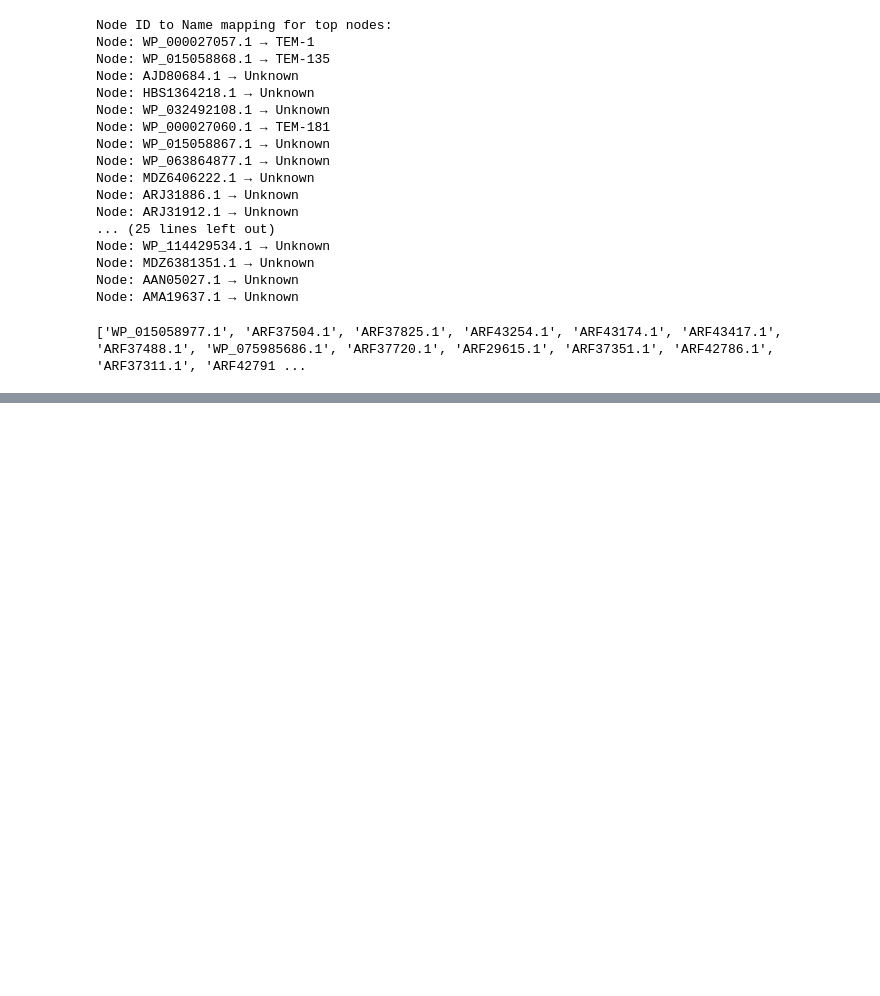
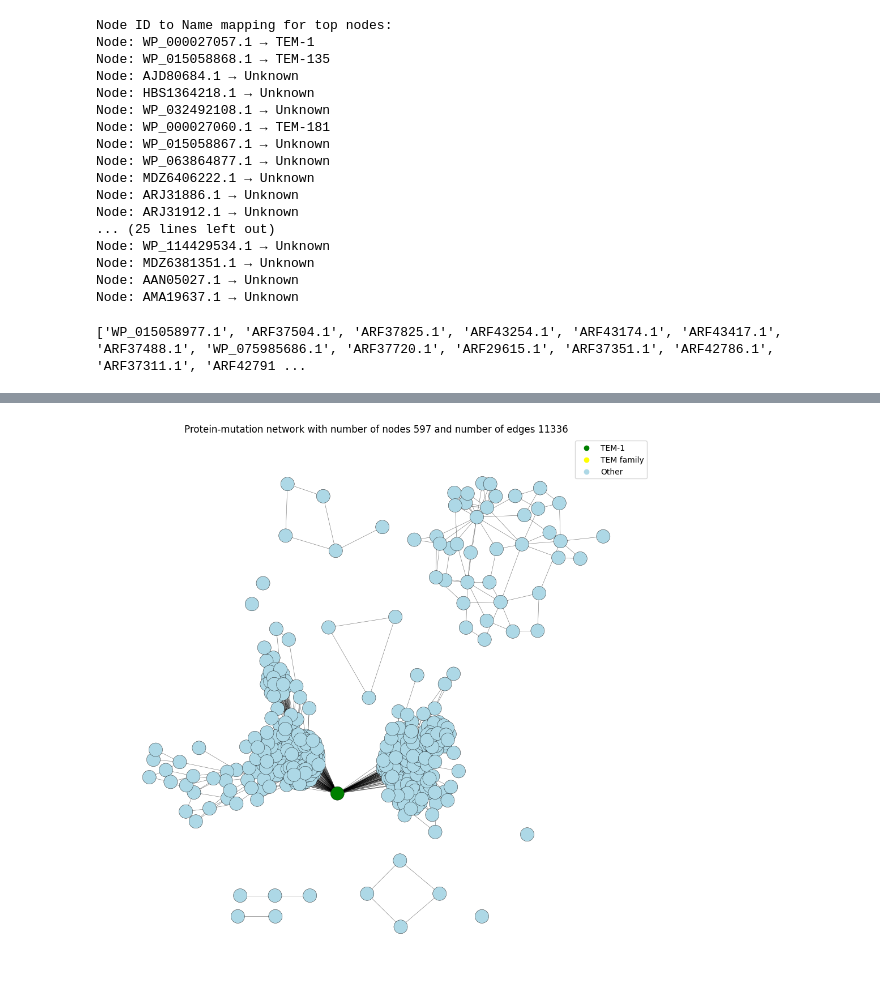
Before and after one commit to PyEED/TEM-lactamase, a Jupyter notebook: scr/code/018_TEM_Network_mutations.ipynb, the cells around one changed output, grey strips where cells are left out. Saved outputs shown, nothing was run; the diff lists cells and outputs as text; code cells hidden in the pictures; blank space fills up the shorter version.

```diff
--- a/scr/code/018_TEM_Network_mutations.ipynb
+++ b/scr/code/018_TEM_Network_mutations.ipynb
@@ -534,0 +569,47 @@ LOGGER.info(f"Collapsed graph: {G_collapsed.number_of_nodes()} hubs "
+# %%
+import networkx as nx
+import matplotlib.pyplot as plt
+from collections import Counter
+
+
+
+try:
+    # if pygraphviz is installed, sfdp is excellent for ~1–10k nodes
+    import networkx as nx
+    pos = nx.nx_agraph.graphviz_layout(G, prog="sfdp")
+except (ImportError, OSError):
+    print("pygraphviz is not installed, using Kamada–Kawai layout")
+    # fall back to Kamada–Kawai: respects graph-theoretic distances
+    pos = nx.kamada_kawai_layout(G, weight=None)
+
+# Color nodes: green for TEM-1 and TEM-116, red for other TEM family, lightblue for the rest
+colors = []
+i = 0
+for n in G_collapsed.nodes():
+    if n in data_tem_ids['TEM-1']:
+        colors.append("green")
+    elif n in data_tem_ids['TEM-116']:
+        colors.append('yellow')
+    else:  # All other nodes in lightblue
+        colors.append("lightblue")
+    i += 1
+
+plt.figure(figsize=(10,10))
+nx.draw_networkx_nodes(G_collapsed, pos, node_color=colors,
+                       edgecolors="k", linewidths=0.3, alpha=1)
+nx.draw_networkx_edges(G_collapsed, pos, width=0.4, alpha=0.6)
+plt.title(f"Protein-mutation network with number of nodes {len(G_collapsed.nodes())} and number of edges {len(G_collapsed.edges())}")
+plt.axis("off")
+
+# make the legend
+plt.legend(handles=[plt.scatter([], [], c="green", label="TEM-1"), plt.scatter([], [], c="yellow", label="TEM family"), plt.scatter([], [], c="lightblue", label="Other")])
+
+plt.tight_layout()
+plt.savefig(f"protein_mutation_network_leaf_collapsed_view_{len(G_collapsed.nodes())}.png", dpi=1500)
+plt.show()
+
+LOGGER.info(f"Collapsed graph: {G_collapsed.number_of_nodes()} hubs "
+            f"(carrying {sum(hub_leaf_counter.values())} folded leaves) "
+            f"and {G_collapsed.number_of_edges()} edges")
+# %% [output]
+[figure, added]
```
Also changed, not shown: parts of 10 cells of this notebook, 7 other files.
